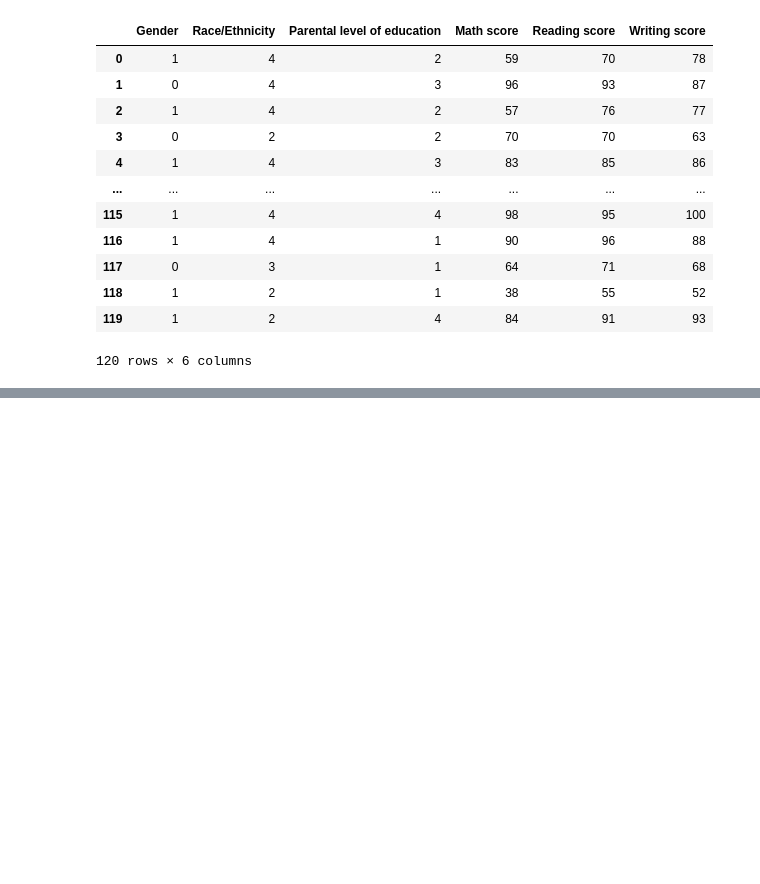
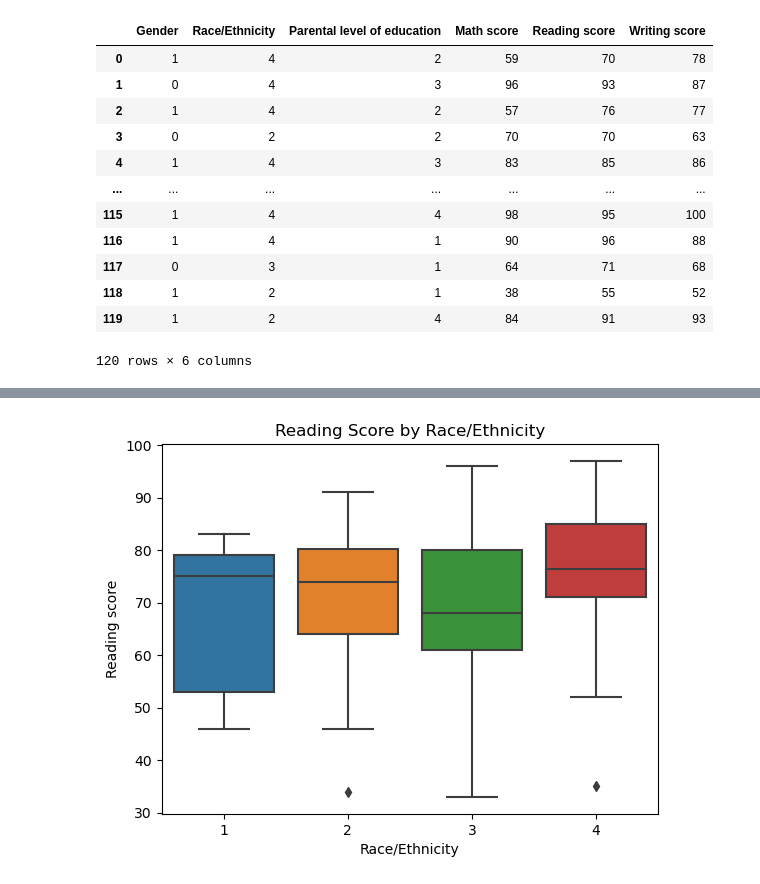
Before and after one commit to Buhle107/217076335_Assignment-3, a Jupyter notebook: Assignment 3.ipynb, the cells around one changed output, grey strips where cells are left out. Drawn from its saved outputs; the diff is of its cells as text; code cells hidden in the pictures; blank space fills up the shorter version.

```diff
--- a/Assignment 3.ipynb
+++ b/Assignment 3.ipynb
@@ -59,0 +440,6 @@ exams_df
+# %%
+sns.boxplot(x="Race/Ethnicity", y="Reading score", data=exams_dfClean)
+plt.title("Reading Score by Race/Ethnicity")
+plt.show()
+# %% [output]
+[figure, added]
```
Also changed, not shown: parts of 76 cells of this notebook, 2 other files.
